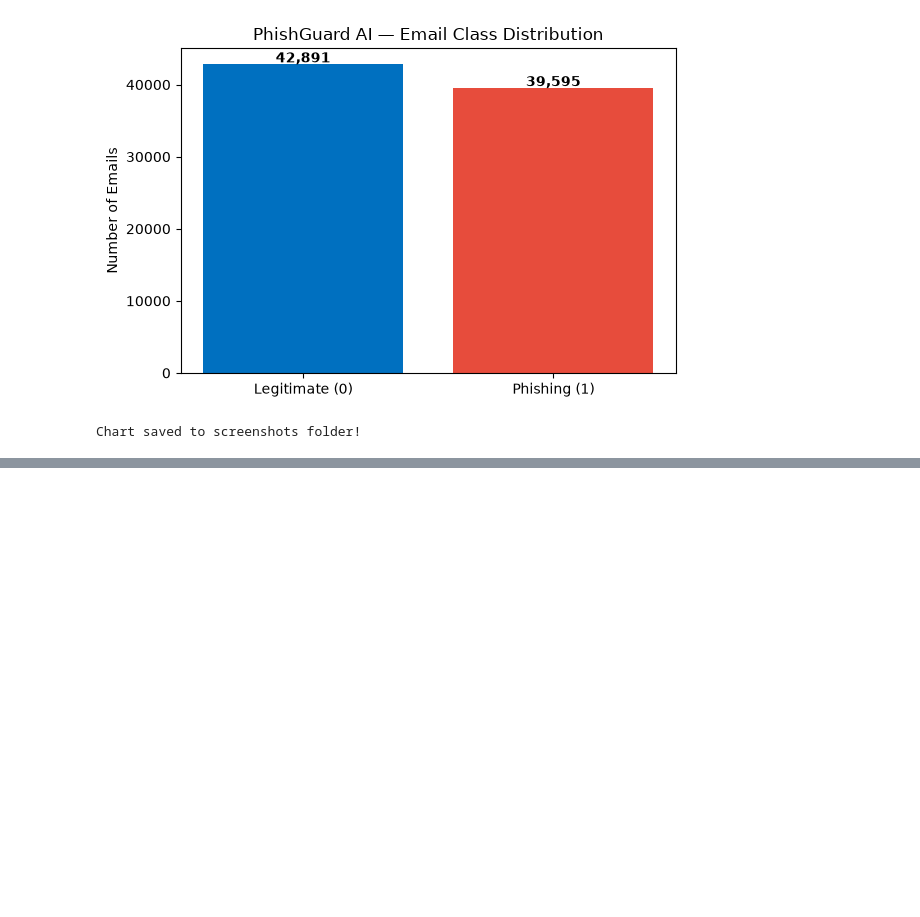
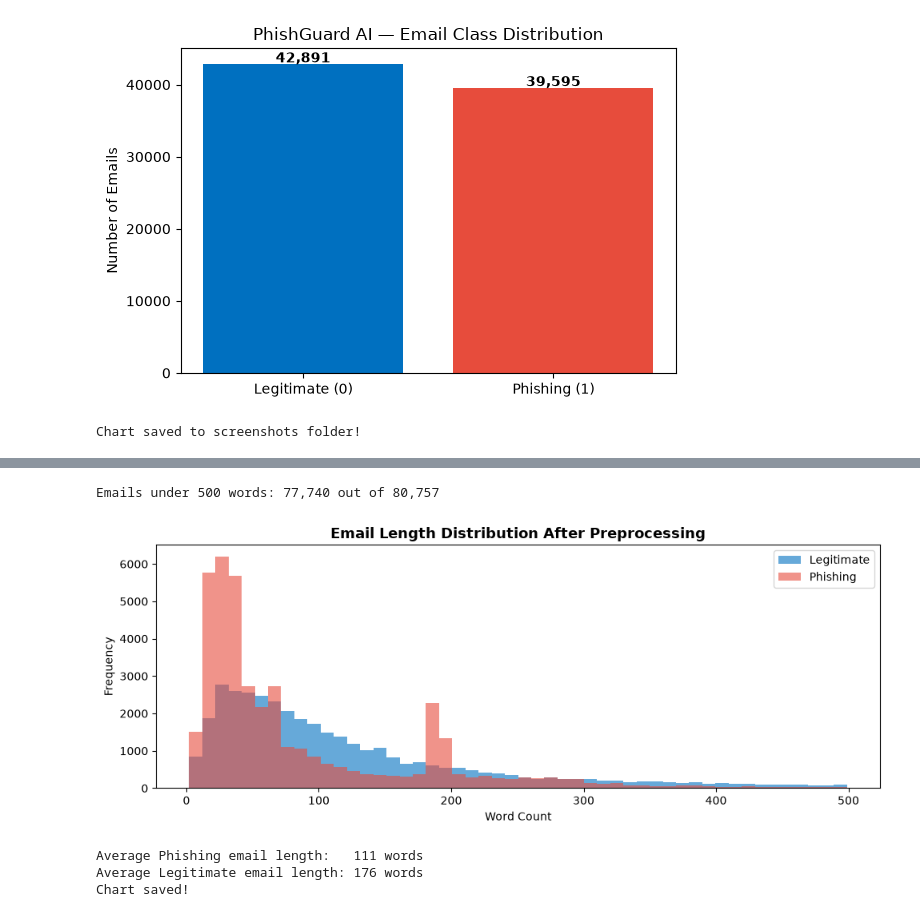
Before and after one commit to shakkyasanketh-lab/NLP_Group_16, a Jupyter notebook: notebooks/shakkya_CIT-24-01-0573_pipeline.ipynb, the cells around one changed output, grey strips where cells are left out. Drawn from its saved outputs; the diff is of its cells as text; code cells hidden in the pictures; blank space fills up the shorter version.

```diff
--- a/notebooks/shakkya_CIT-24-01-0573_pipeline.ipynb
+++ b/notebooks/shakkya_CIT-24-01-0573_pipeline.ipynb
@@ -374,0 +215,32 @@ Saved checkpoint to data/phishing_email_preprocessed.csv
+# %%
+df['word_count'] = df['cleaned_text'].apply(lambda x: len(str(x).split()))
+
+# Remove extreme outliers for better visualization (keep emails under 500 words)
+df_plot = df[df['word_count'] < 500]
+
+print(f"Emails under 500 words: {len(df_plot):,} out of {len(df):,}")
+
+plt.figure(figsize=(10,4))
+df_plot[df_plot['label']==0]['word_count'].plot(
+    kind='hist', bins=50, alpha=0.6, label='Legitimate', color='#0070C0')
+df_plot[df_plot['label']==1]['word_count'].plot(
+    kind='hist', bins=50, alpha=0.6, label='Phishing', color='#E74C3C')
+
+plt.title('Email Length Distribution After Preprocessing', fontsize=13, fontweight='bold')
+plt.xlabel('Word Count')
+plt.ylabel('Frequency')
+plt.legend()
+plt.tight_layout()
+plt.savefig('../screenshots/email_length_distribution.png', dpi=150)
+plt.show()
+
+# Print average lengths
+print(f"\nAverage Phishing email length:   {df[df['label']==1]['word_count'].mean():.0f} words")
+print(f"Average Legitimate email length: {df[df['label']==0]['word_count'].mean():.0f} words")
+print("Chart saved!")
+# %% [output]
+Emails under 500 words: 77,740 out of 80,757
+[figure, added]
+Average Phishing email length:   111 words
+Average Legitimate email length: 176 words
+Chart saved!
```
Also changed, not shown: parts of 15 cells of this notebook, 6 other files.
